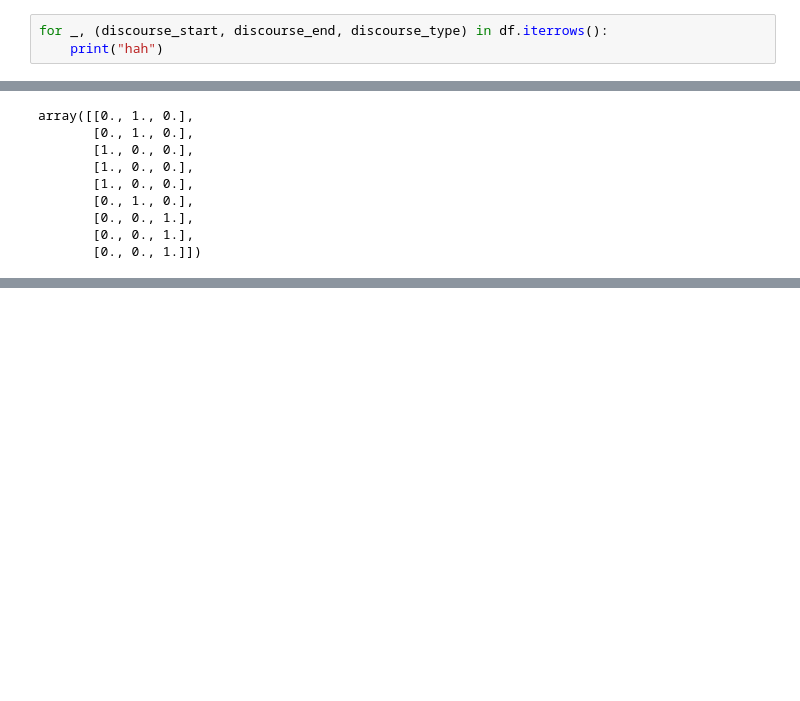
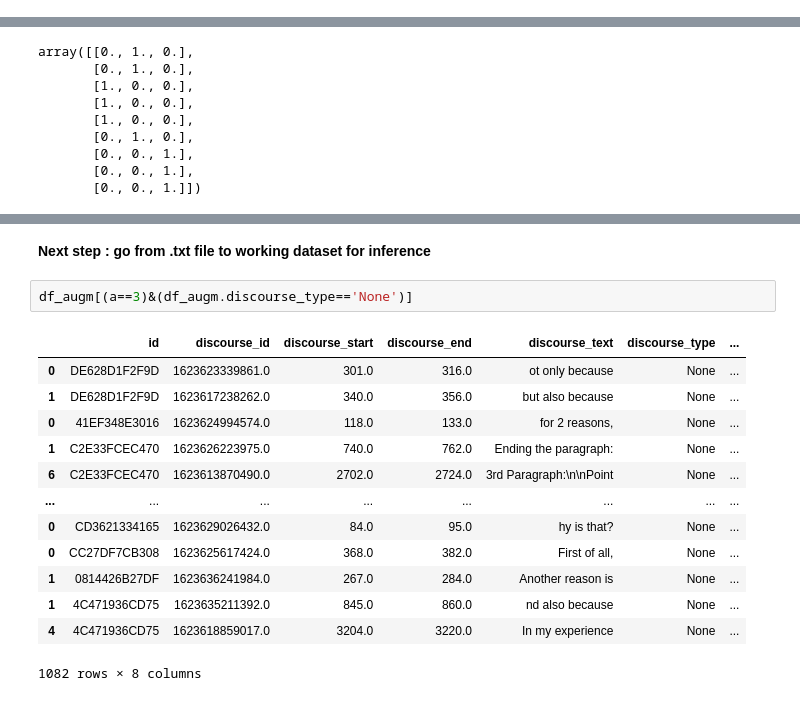
Before and after one commit to arthurcol/feedback_prize, a Jupyter notebook: notebooks/dataset.ipynb, the cells around one changed output, grey strips where cells are left out. Drawn from its saved outputs; the diff is of its cells as text; blank space fills up the shorter version.

```diff
--- a/notebooks/dataset.ipynb
+++ b/notebooks/dataset.ipynb
@@ -308,3 +257,0 @@ ValueError: too many values to unpack (expected 2)
-# %%
-for _, (discourse_start, discourse_end, discourse_type) in df.iterrows():
-    print("hah")
@@ -392,0 +522,18 @@ array([[0., 1., 0.],
+# %% [markdown]
+__Next step : go from .txt file to working dataset for inference__
+# %%
+df_augm[(a==3)&(df_augm.discourse_type=='None')]
+# %% [output]
+|  | id | discourse_id | discourse_start | discourse_end | discourse_text | discourse_type | ... |
+| 0 | DE628D1F2F9D | 1623623339861.0 | 301.0 | 316.0 | ot only because | None | ... |
+| 1 | DE628D1F2F9D | 1623617238262.0 | 340.0 | 356.0 | but also because | None | ... |
+| 0 | 41EF348E3016 | 1623624994574.0 | 118.0 | 133.0 | for 2 reasons, | None | ... |
+| 1 | C2E33FCEC470 | 1623626223975.0 | 740.0 | 762.0 | Ending the paragraph: | None | ... |
+| 6 | C2E33FCEC470 | 1623613870490.0 | 2702.0 | 2724.0 | 3rd Paragraph:\n\nPoint | None | ... |
+| ... | ... | ... | ... | ... | ... | ... | ... |
+| 0 | CD3621334165 | 1623629026432.0 | 84.0 | 95.0 | hy is that? | None | ... |
+| 0 | CC27DF7CB308 | 1623625617424.0 | 368.0 | 382.0 | First of all, | None | ... |
+| 1 | 0814426B27DF | 1623636241984.0 | 267.0 | 284.0 | Another reason is | None | ... |
+| 1 | 4C471936CD75 | 1623635211392.0 | 845.0 | 860.0 | nd also because | None | ... |
+| 4 | 4C471936CD75 | 1623618859017.0 | 3204.0 | 3220.0 | In my experience | None | ... |
+1082 rows × 8 columns
```
Also changed, not shown: parts of 32 cells of this notebook, 2 other files.
